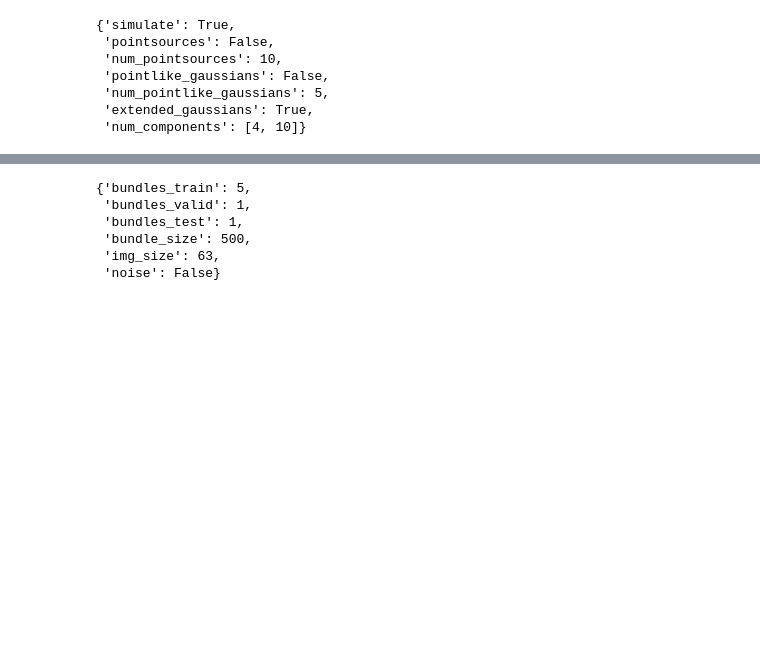
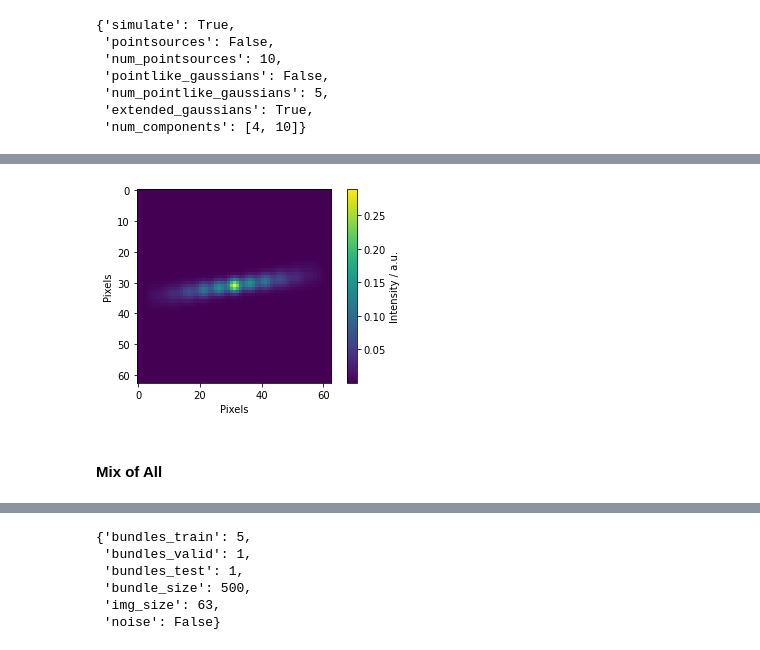
Before and after one commit to radionets-project/radionets, a Jupyter notebook: examples/01_dataset_simulation.ipynb, the cells around one changed output, grey strips where cells are left out. Saved outputs shown, nothing was run; the diff lists cells and outputs as text; code cells hidden in the pictures; blank space fills up the shorter version.

```diff
--- a/examples/01_dataset_simulation.ipynb
+++ b/examples/01_dataset_simulation.ipynb
@@ -62,0 +93,12 @@ sim_conf["gaussians"]
+# %%
+%%capture
+!radionets_simulations .rc/simulation_extended_gaussians.toml
+
+extended_path = "./example_data/extended_gaussians/"
+extended_gaussians = load_data(extended_path, "train")
+# %%
+plot_target(extended_gaussians)
+# %% [output]
+[figure, added]
+# %% [markdown]
+#### Mix of All
```
Also changed, not shown: parts of 33 cells of this notebook.
